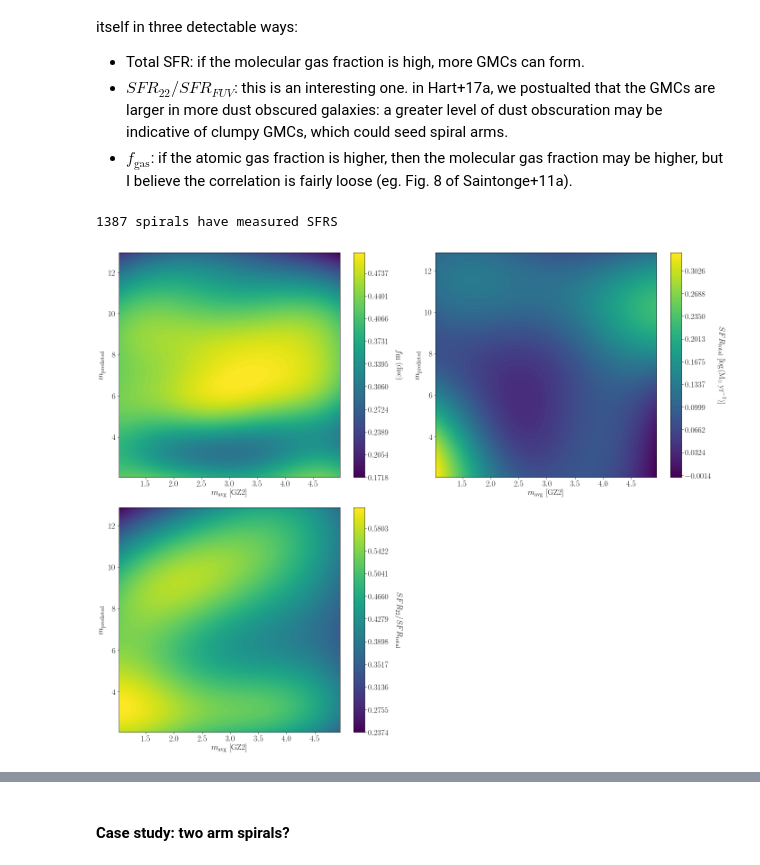
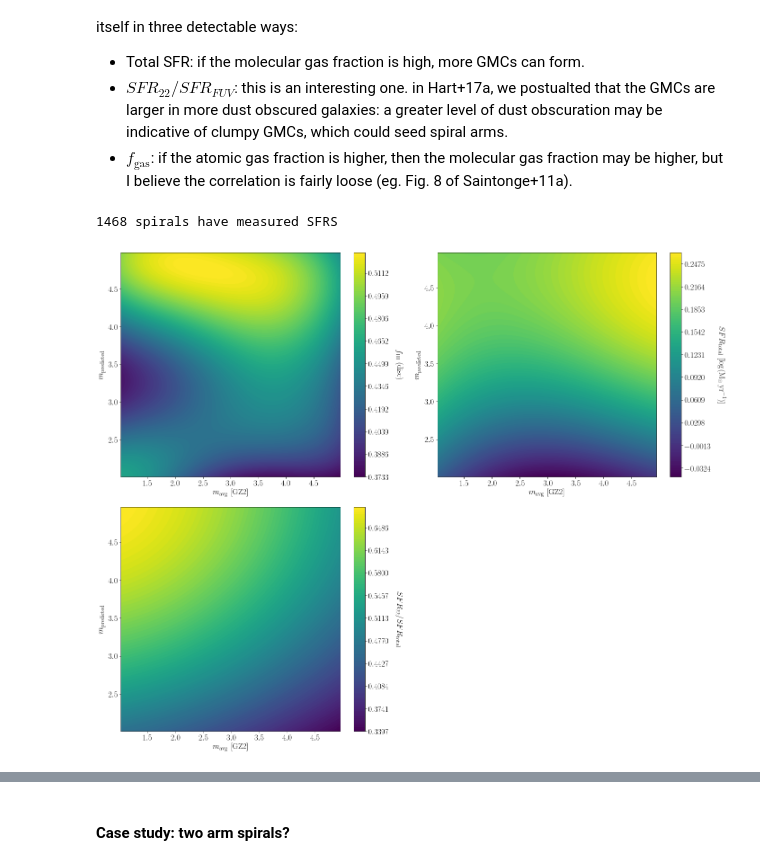
Before and after one commit to RossHart/Donghia_paper, a Jupyter notebook: science_1.ipynb, the cells around one changed output, grey strips where cells are left out. Saved outputs shown, nothing was run; the diff lists cells and outputs as text; code cells hidden in the pictures.

```diff
--- a/science_1.ipynb
+++ b/science_1.ipynb
@@ -106,9 +129,13 @@ mass_ok = masks['mass_ok']
 
 star_forming = masks['star_forming']
 
-m = halo_data['m_predicted_2R_d']
-m_w_gas = halo_data_w_gas['m_predicted_2R_d']
-m_ok = np.all([m <= 20, m_w_gas <= 20],axis=0)
+m_columns = [halo_data['m_hernquist_2R_d'],
+             halo_data['m_burkert_2R_d'],
+             halo_data_w_gas['m_hernquist_2R_d'],
+             halo_data_w_gas['m_burkert_2R_d']]
+
+m_ok = np.all([(m <= 100) & (m >= 0) for m in m_columns],axis=0)
+
 
 p_spiral_ok = np.isfinite(morph_data['p_spiral'])
 
@@ -431,9 +443,13 @@ fig.tight_layout()
 # %%
 from contours3 import xyz_contour
 
-x = morph_data['m_avg'][spiral_sample]
-y = halo_data_w_gas['m_predicted_2R_d'][spiral_sample]
-z = gz2_data['IVAN_DENSITY'][spiral_sample]
+test_sample = np.all([spiral_sample,
+                      halo_data_w_gas['m_burkert_2R_d'] <= 5],axis=0)
+
+
+x = morph_data['m_avg'][test_sample]
+y = halo_data_w_gas['m_burkert_2R_d'][test_sample]
+z = gz2_data['IVAN_DENSITY'][test_sample]
 
 fig, axarr = plt.subplots(2,2,figsize=(20,16))
 axarr = axarr.ravel()
@@ -451,7 +467,7 @@ _ = ax.set_ylabel('$m_\mathrm{predicted}$')
 #############################
 ax = axarr[1]
 plt.sca(ax)
-z = morph_data['axial_ratio'][spiral_sample]
+z = morph_data['axial_ratio'][test_sample]
 _ = xyz_contour(x,y,z,fill_properties={'colormap':'viridis'})
 cbar = plt.colorbar()
 cbar.ax.get_yaxis().labelpad = 30
@@ -462,7 +478,7 @@ _ = ax.set_ylabel('$m_\mathrm{predicted}$')
 #############################
 ax = axarr[2]
 plt.sca(ax)
-z = gz2_data['t10_arms_winding_a30_loose_debiased_rh'][spiral_sample]
+z = gz2_data['t10_arms_winding_a30_loose_debiased_rh'][test_sample]
 _ = xyz_contour(x,y,z,fill_properties={'colormap':'viridis'})
 cbar = plt.colorbar()
 cbar.ax.get_yaxis().labelpad = 30
@@ -488,17 +516,17 @@ sfrs = Table.read('../fits/SF_fits/sfrs+ids.fits')
 
 has_sfr = np.all([sfrs['F'] >= 2,sfrs['w4'] >= 2],axis=0)
 # ^ note to self: check this is the selection of Hart+17a
-spiral_sample_w_sfr = np.all([spiral_sample,has_sfr],axis=0)
+test_sample_w_sfr = np.all([test_sample,has_sfr],axis=0)
 print('{} spirals have measured SFRS'.format(spiral_sample_w_sfr.sum()))
 
 f_gas = 1 - (halo_data_w_gas['M_disc_stars']
            / halo_data_w_gas['M_disc_total'])
 # %% [output]
-1387 spirals have measured SFRS
+1468 spirals have measured SFRS
 # %%
-x = morph_data['m_avg'][spiral_sample]
-y = halo_data_w_gas['m_predicted_2R_d'][spiral_sample]
-z = f_gas[spiral_sample]
+x = morph_data['m_avg'][test_sample]
+y = halo_data_w_gas['m_burkert_2R_d'][test_sample]
+z = f_gas[test_sample]
 
 fig, axarr = plt.subplots(2,2,figsize=(20,16))
 axarr = axarr.ravel()
@@ -509,35 +537,35 @@ plt.sca(ax)
 _ = xyz_contour(x,y,z,fill_properties={'colormap':'viridis'})
 cbar = plt.colorbar()
 cbar.ax.get_yaxis().labelpad = 30
 cbar.set_label('$f_\mathrm{HI}$ (disc)', rotation=270)
 _ = ax.set_xlabel('$m_\mathrm{avg}$ [GZ2]')
 _ = ax.set_ylabel('$m_\mathrm{predicted}$')
 
 #############################
 ax = axarr[1]
 plt.sca(ax)
-x = morph_data['m_avg'][spiral_sample_w_sfr]
-y = halo_data_w_gas['m_predicted_2R_d'][spiral_sample_w_sfr]
-z = sfrs['sfr_total'][spiral_sample_w_sfr]
+x = morph_data['m_avg'][test_sample_w_sfr]
+y = halo_data_w_gas['m_burkert_2R_d'][test_sample_w_sfr]
+z = sfrs['sfr_total'][test_sample_w_sfr]
 _ = xyz_contour(x,y,z,fill_properties={'colormap':'viridis'})
 cbar = plt.colorbar()
 cbar.ax.get_yaxis().labelpad = 30
 cbar.set_label('$SFR_\mathrm{total}$ [$\log(\mathrm{M_\odot \, yr^{-1}})$]' , rotation=270)
 _ = ax.set_xlabel('$m_\mathrm{avg}$ [GZ2]')
 _ = ax.set_ylabel('$m_\mathrm{predicted}$')
 
 #############################
 ax = axarr[2]
 plt.sca(ax)
-z = sfrs['mir_fraction'][spiral_sample_w_sfr]
+z = sfrs['mir_fraction'][test_sample_w_sfr]
 _ = xyz_contour(x,y,z,fill_properties={'colormap':'viridis'})
 cbar = plt.colorbar()
 cbar.ax.get_yaxis().labelpad = 30
 cbar.set_label('$SFR_\mathrm{22}/SFR_\mathrm{total}$', rotation=270)
 _ = ax.set_xlabel('$m_\mathrm{avg}$ [GZ2]')
 _ = ax.set_ylabel('$m_\mathrm{predicted}$')
 
 fig.delaxes(axarr[-1])
 fig.tight_layout()
 # %% [output]
-[figure, old version]
+[figure, new version]
```
Also changed, not shown: parts of 18 cells of this notebook, 2 other files.
